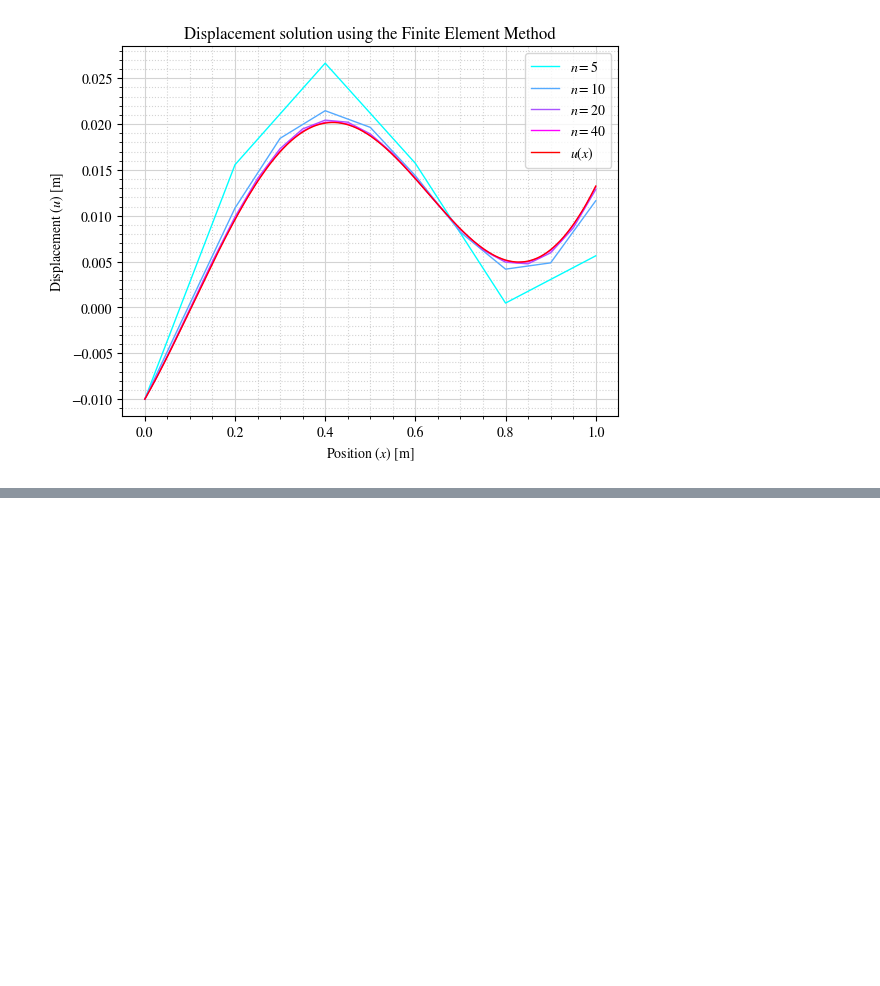
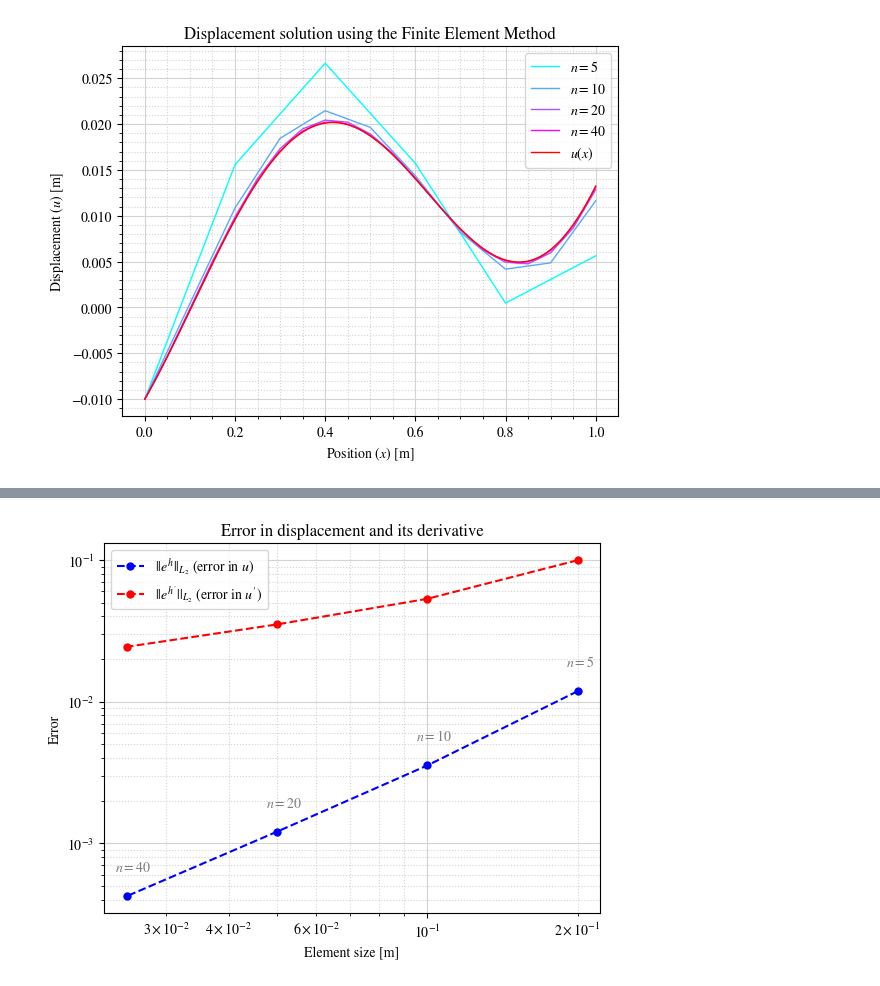
Before and after one commit to SerMarFe/CAE_exercices, a Jupyter notebook: practica1.ipynb, the cells around one changed output, grey strips where cells are left out. Saved outputs shown, nothing was run; the diff lists cells and outputs as text; code cells hidden in the pictures; blank space fills up the shorter version.

```diff
--- a/practica1.ipynb
+++ b/practica1.ipynb
@@ -41,6 +41,7 @@ $\displaystyle u{\left(x \right)} = - \frac{2 g}{\pi^{2}} + \frac{\left(- \pi^{\
 # %%
 # print(sol.free_symbols)
 u_sol = sp.lambdify((x,L,g),sol.rhs)
+du_sol = sp.lambdify((x,L,g),sol.rhs.diff(x))
 # %%
 x_range = np.linspace(0,1,100)
 L, g = 1, 0.01
@@ -121,11 +122,13 @@ def solve_u(g_,L_,n):
 
    # Defining the function of the solution
    u_func = sp.lambdify(x,(N*sols).flatten().sum())
-   return u_func
+   u_func_sym = (N*sols).flatten().sum()
+   return u_func,u_func_sym
 # %%
 g_ = 0.01
 L_ = 1
-u_funcs = [np.vectorize(solve_u(g_=g_,L_=L_,n=i)) for i in range(1,7)]
+u_funcs, u_funcs_sym = zip(*[solve_u(g_=g_,L_=L_,n=i) for i in range(1,7)])
+u_funcs = [np.vectorize(u_func) for u_func in u_funcs]
 # %%
 x_range = np.linspace(0,1,int(1e3))
 u_funcs_eval = [u_func(x_range) for u_func in u_funcs]
@@ -367,0 +380,13 @@ plt.show()
+# %%
+Ne_func = lambda xi: 0.5*np.array([1-xi, 1+xi])
+Be_func = lambda he: (1/he)*np.array([-1,1])
+
+def gauss_quadrature(m):
+    if m==3:
+        xig1, xig3 = np.sqrt(3/5)*np.array([1,-1])
+        xig2 = 0
+        w1 = w3 = 5/9
+        w2 = 8/9
+        xigs = [xig1,xig2,xig3]
+        ws = [w1,w2,w3]
+    return ws,xigs
@@ -367,0 +426,22 @@ plt.show()
+# %%
+nel_list = [5, 10, 20, 40]
+he_vec, error_u_vec, error_du_vec = zip(*[error(nel) for nel in nel_list])
+
+plt.loglog(he_vec,error_u_vec,'--o', color='blue', markersize=5, label='$||e^h||_{L_2}$ (error in $u$)')
+plt.loglog(he_vec,error_du_vec,'--o', color='red', markersize=5, label='$||e^{h\'}||_{L_2}$ (error in $u\'$)')
+for x,y,nel in zip(he_vec,error_u_vec,nel_list):
+    plt.text(x*.95, y*1.5, f'$n={str(nel)}$', color="gray", fontsize=10)
+
+plt.title(r'Error in displacement and its derivative')
+plt.xlabel('Element size [m]')
+plt.ylabel('Error')
+
+plt.minorticks_on()
+plt.grid(True, which='major', zorder=0, color='lightgray', linestyle='-')
+plt.grid(True, which='minor', zorder=-1, color='lightgray', linestyle=':')
+# plt.ylim(min(u_sol_eval)*1.2,max(d)*1.2)
+# plt.savefig('figures/solution_2_1.svg',format="svg")
+plt.legend()
+plt.show()
+# %% [output]
+[figure, added]
```
Also changed, not shown: parts of 4 cells of this notebook.
